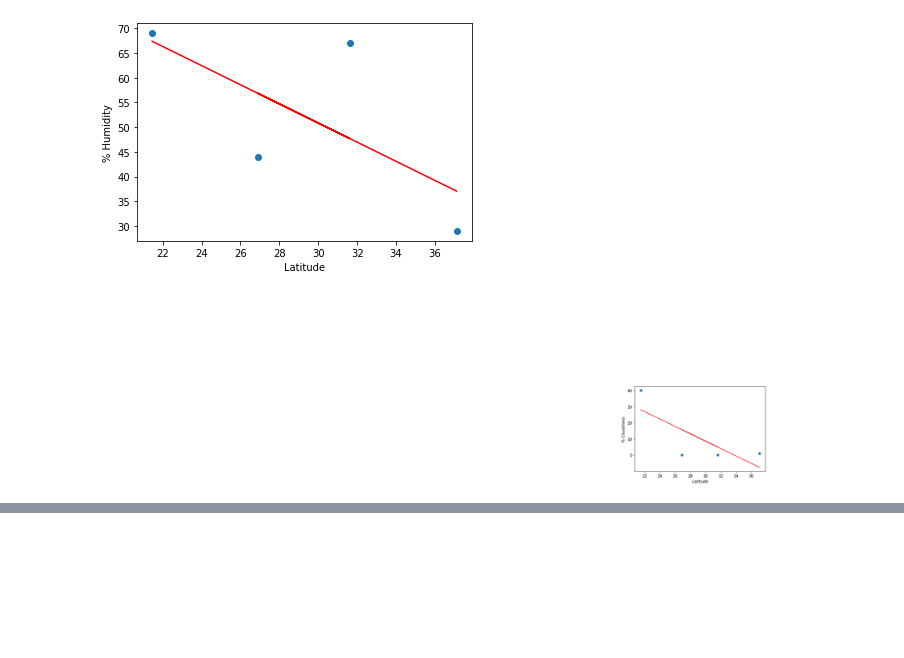
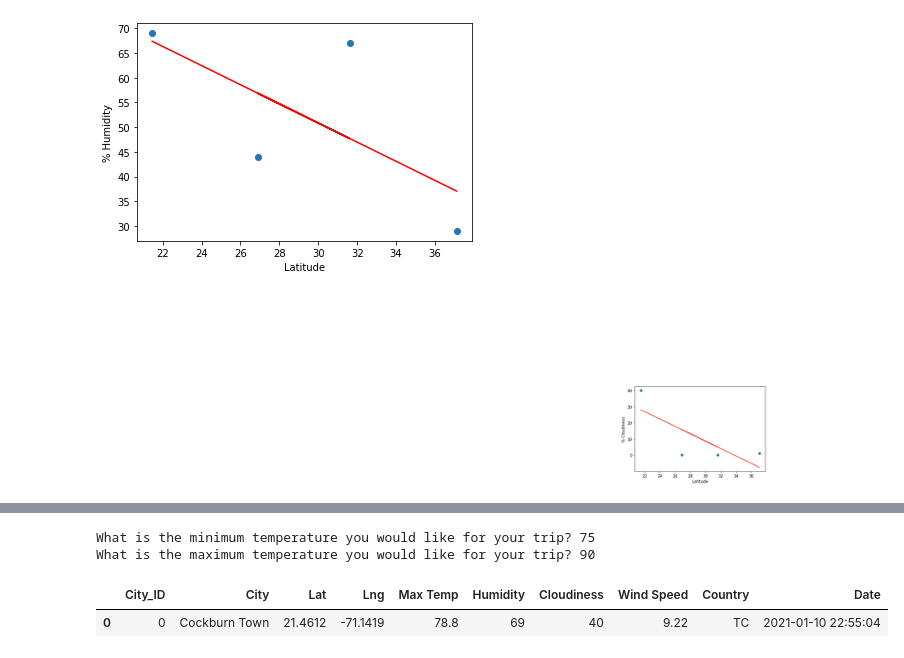
Before and after one commit to raajasrini/World_Weather_Analysis, a Jupyter notebook: WeatherPy.ipynb, the cells around one changed output, grey strips where cells are left out. Saved outputs shown, nothing was run; the diff lists cells and outputs as text; code cells hidden in the pictures; blank space fills up the shorter version.

```diff
--- a/WeatherPy.ipynb
+++ b/WeatherPy.ipynb
@@ -361,0 +429,15 @@ SyntaxError: EOL while scanning string literal (<ipython-input-196-7024af74f12d>
+# %%
+# Ask the customer to add a minimum and maximum temperature value.
+min_temp = float(input("What is the minimum temperature you would like for your trip? "))
+max_temp = float(input("What is the maximum temperature you would like for your trip? "))
+# %% [output]
+What is the minimum temperature you would like for your trip? 75
+What is the maximum temperature you would like for your trip? 90
+# %%
+# Filter the dataset to find the cities that fit the criteria.
+preferred_cities_df = city_data_df.loc[(city_data_df["Max Temp"] <= max_temp) & \
+                                       (city_data_df["Max Temp"] >= min_temp)]
+preferred_cities_df.head(10)
+# %% [output]
+|  | City_ID | City | Lat | Lng | Max Temp | Humidity | Cloudiness | Wind Speed | Country | Date |
+| 0 | 0 | Cockburn Town | 21.4612 | -71.1419 | 78.8 | 69 | 40 | 9.22 | TC | 2021-01-10 22:55:04 |
```
Also changed, not shown: parts of 18 cells of this notebook.
